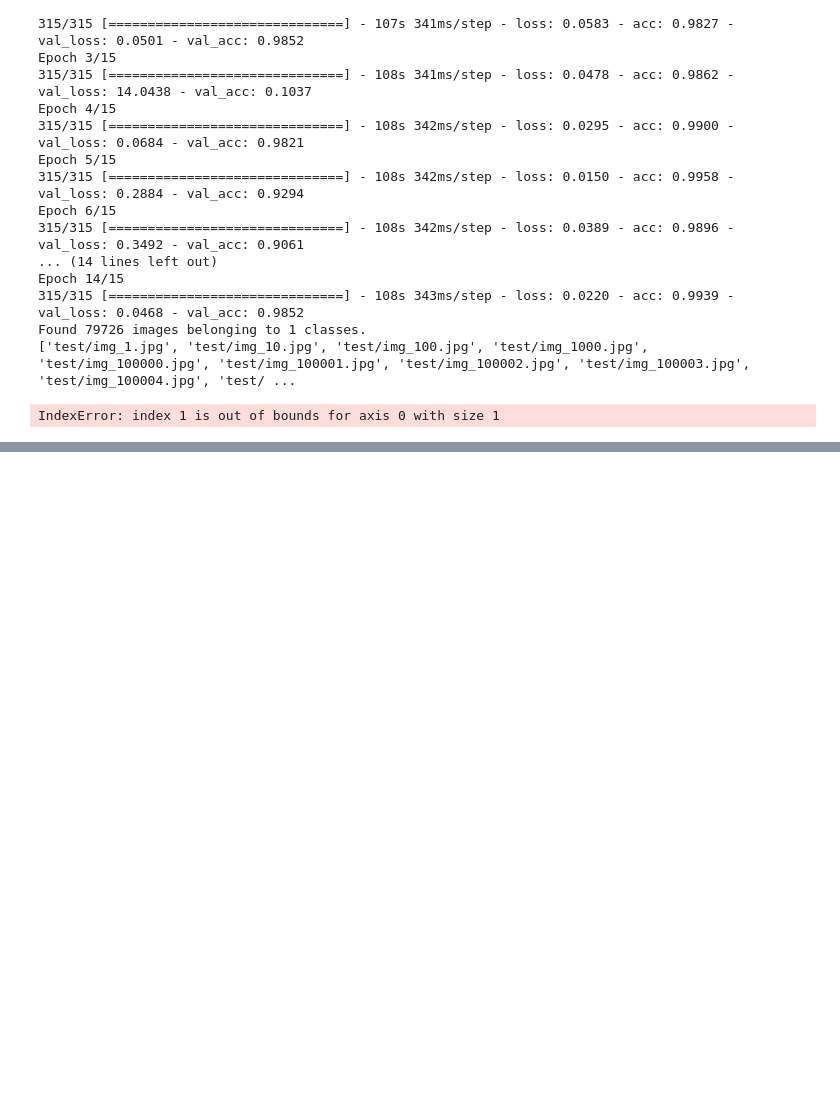
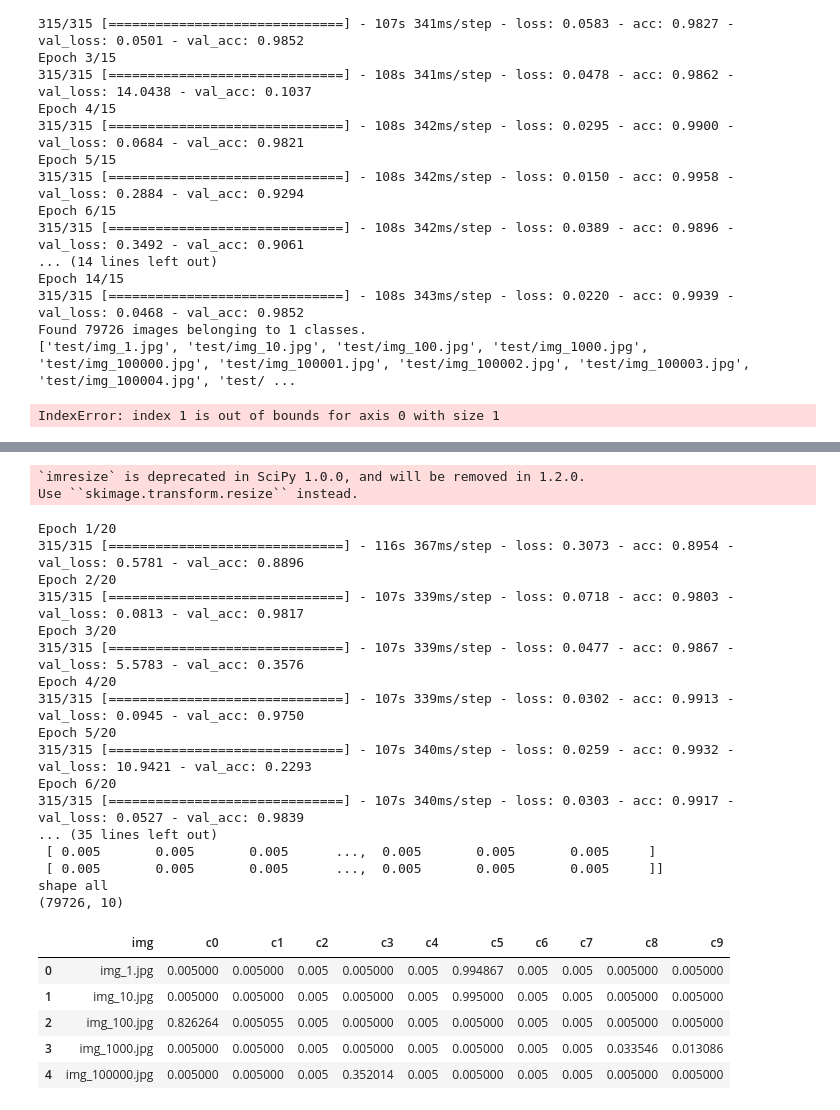
Before and after one commit to rosaann/driver, a Jupyter notebook: driver.ipynb, the cells around one changed output, grey strips where cells are left out. Saved outputs shown, nothing was run; the diff lists cells and outputs as text; code cells hidden in the pictures; blank space fills up the shorter version.

```diff
--- a/driver.ipynb
+++ b/driver.ipynb
@@ -37,4 +37,40 @@ def vgg16Model(image_size = (224, 224), if_draw_model = False):
               loss='categorical_crossentropy',
               metrics=['accuracy'])
     return model
+# %%
+from keras.applications.resnet50 import ResNet50
+from keras.applications.resnet50 import preprocess_input, decode_predictions
+import numpy as np
+from keras.models import *
+
+def restNet_model(image_size = (224, 224), if_draw_model = False):
+
+    width = image_size[0]
+    height = image_size[1]
+
+    base_model = ResNet50(input_tensor=Input((height, width, 3)), weights='imagenet', include_top=False)
+
+    for layers in base_model.layers:
+        layers.trainable = True
+
+    for i, layer in enumerate(base_model.layers):
+        print(i, layer.name)
+
+   # for layer in base_model.layers[25:]:
+   #     layer.trainable = True
+
+    x = GlobalAveragePooling2D()(base_model.output)
+    x = Dropout(0.5)(x)
+    x = Dense(10, activation='sigmoid')(x)
+    model = Model(base_model.input, x)
+
+    if if_draw_model:
+        SVG(model_to_dot(model).create(prog='dot', format='svg'))
+
+  #  lr = optimizers.Adam(lr=1e-4)
+    lr = optimizers.SGD(lr=0.0001, momentum=0.9,decay=0.0, nesterov=False)
+    model.compile(optimizer= lr,
+              loss='categorical_crossentropy',
+              metrics=['accuracy'])
+    return model
 # %%
@@ -390,7 +394,7 @@ def train_model_2(Model):
                     train_datagen.flow(x_train, y_train, batch_size=batch_size),
                     shuffle=True,
                     steps_per_epoch=len(x_train) // batch_size,
-                    epochs=15,
+                    epochs=50,
                     workers=6,
                     callbacks=[EarlyStopping(monitor='val_loss', patience=5, verbose=0)],
                     validation_data = val_datagen.flow(x_val, y_val, batch_size=batch_size)
@@ -622,0 +660,7 @@ test_model(model, 'pred.csv')
+# %%
+model = train_model_2(restNet_model)
+test_model_2(model, 'pred.csv')
+data = pd.read_csv("pred.csv")
+
+display(data.head())
+# %% [output]
@@ -622,0 +684,25 @@ test_model(model, 'pred.csv')
+`imresize` is deprecated in SciPy 1.0.0, and will be removed in 1.2.0.
+Use ``skimage.transform.resize`` instead.
+Epoch 1/20
+315/315 [==============================] - 116s 367ms/step - loss: 0.3073 - acc: 0.8954 - val_loss: 0.5781 - val_acc: 0.8896
+Epoch 2/20
+315/315 [==============================] - 107s 339ms/step - loss: 0.0718 - acc: 0.9803 - val_loss: 0.0813 - val_acc: 0.9817
+Epoch 3/20
+315/315 [==============================] - 107s 339ms/step - loss: 0.0477 - acc: 0.9867 - val_loss: 5.5783 - val_acc: 0.3576
+Epoch 4/20
+315/315 [==============================] - 107s 339ms/step - loss: 0.0302 - acc: 0.9913 - val_loss: 0.0945 - val_acc: 0.9750
+Epoch 5/20
+315/315 [==============================] - 107s 340ms/step - loss: 0.0259 - acc: 0.9932 - val_loss: 10.9421 - val_acc: 0.2293
+Epoch 6/20
+315/315 [==============================] - 107s 340ms/step - loss: 0.0303 - acc: 0.9917 - val_loss: 0.0527 - val_acc: 0.9839
+... (35 lines left out)
+ [ 0.005       0.005       0.005      ...,  0.005       0.005       0.005     ]
+ [ 0.005       0.005       0.005      ...,  0.005       0.005       0.005     ]]
+shape all
+(79726, 10)
+|  | img | c0 | c1 | c2 | c3 | c4 | c5 | c6 | c7 | c8 | c9 |
+| 0 | img_1.jpg | 0.005000 | 0.005000 | 0.005 | 0.005000 | 0.005 | 0.994867 | 0.005 | 0.005 | 0.005000 | 0.005000 |
+| 1 | img_10.jpg | 0.005000 | 0.005000 | 0.005 | 0.005000 | 0.005 | 0.995000 | 0.005 | 0.005 | 0.005000 | 0.005000 |
+| 2 | img_100.jpg | 0.826264 | 0.005055 | 0.005 | 0.005000 | 0.005 | 0.005000 | 0.005 | 0.005 | 0.005000 | 0.005000 |
+| 3 | img_1000.jpg | 0.005000 | 0.005000 | 0.005 | 0.005000 | 0.005 | 0.005000 | 0.005 | 0.005 | 0.033546 | 0.013086 |
+| 4 | img_100000.jpg | 0.005000 | 0.005000 | 0.005 | 0.352014 | 0.005 | 0.005000 | 0.005 | 0.005 | 0.005000 | 0.005000 |
```
Also changed, not shown: parts of 12 cells of this notebook.
